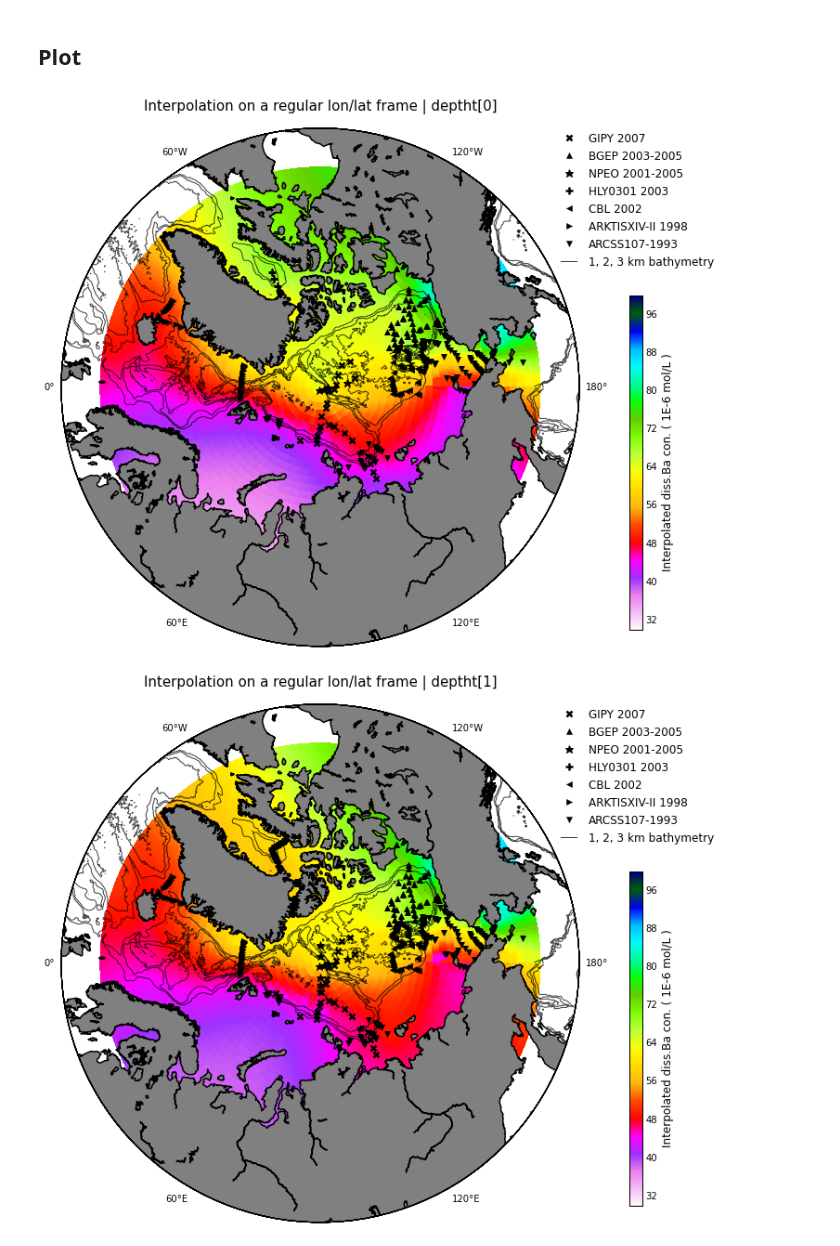
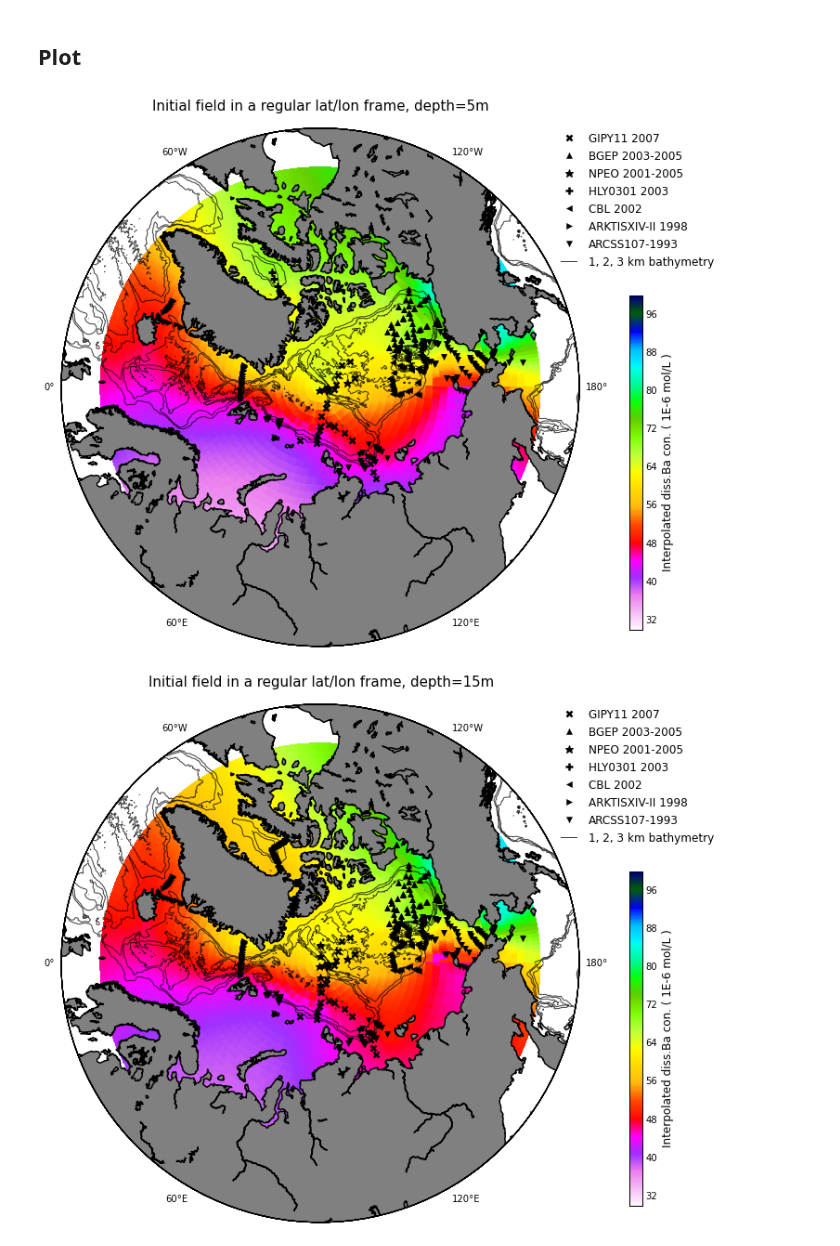
Before and after one commit to UBC-MOAD/analysis-kyle, a Jupyter notebook: notebooks/[Barium] 05 Interpolating Barium on a sphere.ipynb, the cells around one changed output. Drawn from its saved outputs; the diff is of its cells as text; code cells hidden in the pictures.

```diff
--- a/notebooks/[Barium] 05 Interpolating Barium on a sphere.ipynb
+++ b/notebooks/[Barium] 05 Interpolating Barium on a sphere.ipynb
@@ -312,40 +312,40 @@ clevs=[1000, 2000, 3000]
 for num in range(2):
     # Locations of CTDs
     for j in keys:
         x_cord[j], y_cord[j], _ = remove_nan(x_int[j], y_int[j], Ba_int[j][:, num])
     # Figures
     fig=plt.figure(figsize=(10, 10)); ax=plt.gca()
     proj=Basemap(projection='npstere', resolution='l', boundinglat=55, lon_0=90, round=True, ax=ax)
     proj.drawmeridians(np.arange(0, 360, 60), labels=[1, 1, 1, 1], fontsize=10, latmax=90,linewidth=0)
     proj.fillcontinents(color=[0.5, 0.5, 0.5], lake_color=None)
     proj.drawcoastlines(linewidth=1.5, color='k')
     gridx, gridy = proj(nav_lon, nav_lat)
     topox, topoy = proj(lon_arctic, lat_arctic)
     for j in keys:
         x_cord[j], y_cord[j] = proj(x_cord[j], y_cord[j])
     CS = proj.pcolor(gridx, gridy, Ba_ini_masked[:, :, num], vmin=30, vmax=100, cmap=plt.cm.gist_ncar_r)
     CS2 = proj.contour(topox, topoy, topo_arctic, clevs, linestyles='-', linewidths=1, colors=('k',), alpha=0.75)
     CS2.collections[0].set_label('1, 2, 3 km bathymetry')
-    proj.plot(x_cord['GIPY'] , y_cord['GIPY'] , 'kx', ms=6, mew=2.5, label='GIPY 2007')
+    proj.plot(x_cord['GIPY'] , y_cord['GIPY'] , 'kx', ms=6, mew=2.5, label='GIPY11 2007')
     proj.plot(x_cord['BGEP'] , y_cord['BGEP'] , 'k^', ms=6, mew=0.5, label='BGEP 2003-2005')
     proj.plot(x_cord['NPEO'] , y_cord['NPEO'] , 'k*', ms=9, mew=1.0, label='NPEO 2001-2005')
     proj.plot(x_cord['HLY']  , y_cord['HLY']  , 'k+', ms=8, mew=2.5, label='HLY0301 2003')
     proj.plot(x_cord['CBL']  , y_cord['CBL']  , 'k<', ms=6, mew=0.5, label='CBL 2002')
     proj.plot(x_cord['ARK14'], y_cord['ARK14'], 'k>', ms=6, mew=0.5, label='ARKTISXIV-II 1998')
-    proj.plot(x_cord['ARC'], y_cord['ARC'], 'kv', ms=6, mew=0.5, label='ARCSS107-1993')
+    proj.plot(x_cord['ARC']  , y_cord['ARC']  , 'kv', ms=6, mew=0.5, label='ARCSS107-1993')
     #proj.plot(gridx.T, gridy.T, 'k-', lw=0.25)
     #proj.plot(gridx, gridy, 'k-', lw=0.25)
     cbaxes = fig.add_axes([0.975, 0.15, 0.02, 0.5])
     CBar = plt.colorbar(CS, ax=ax, cax=cbaxes)
     CBar.set_label('Interpolated diss.Ba con. ( 1E-6 mol/L )', fontsize=12)
     CBar.ax.tick_params(axis='y', length=0)
     LG = ax.legend(numpoints=1, bbox_to_anchor=(0.95, 1), loc=2, borderaxespad=0.); LG.draw_frame(False)
-    ax.set_title('Interpolation on a regular lon/lat frame | deptht['+str(num)+']', fontsize=15, y=1.025)
-    #fig.savefig('Publish/Barium_4.pdf', dpi=600, orientation='portrait', papertype='a4', format='pdf',
-    #            transparent=False, bbox_inches='tight', pad_inches=0)
+    ax.set_title('Initial field in a regular lat/lon frame, depth='+str(deptht[num])+'m', fontsize=15, y=1.025)
+    fig.savefig('Initial_field'+str(num)+'.pdf', dpi=600, orientation='portrait', papertype='a4', format='pdf',
+                transparent=False, bbox_inches='tight', pad_inches=0)
 # %% [output]
-[figure, old version]
+[figure, new version]
-[figure, old version]
+[figure, new version]
 # %%
 # Save
 save_var = { 'Ba_ini_orca': Ba_ini_orca, 'nav_lon': nav_lon, 'nav_lat': nav_lat}
```
Also changed, not shown: 7 other files.
